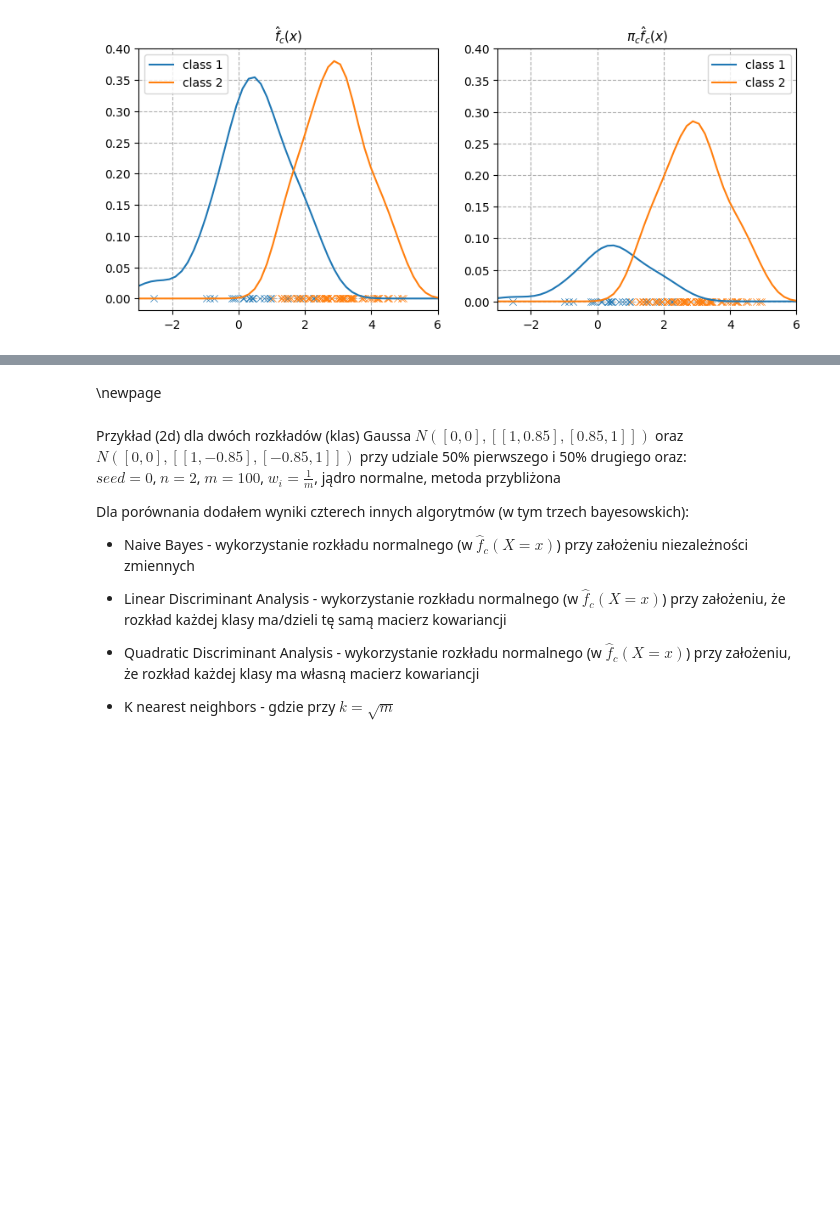
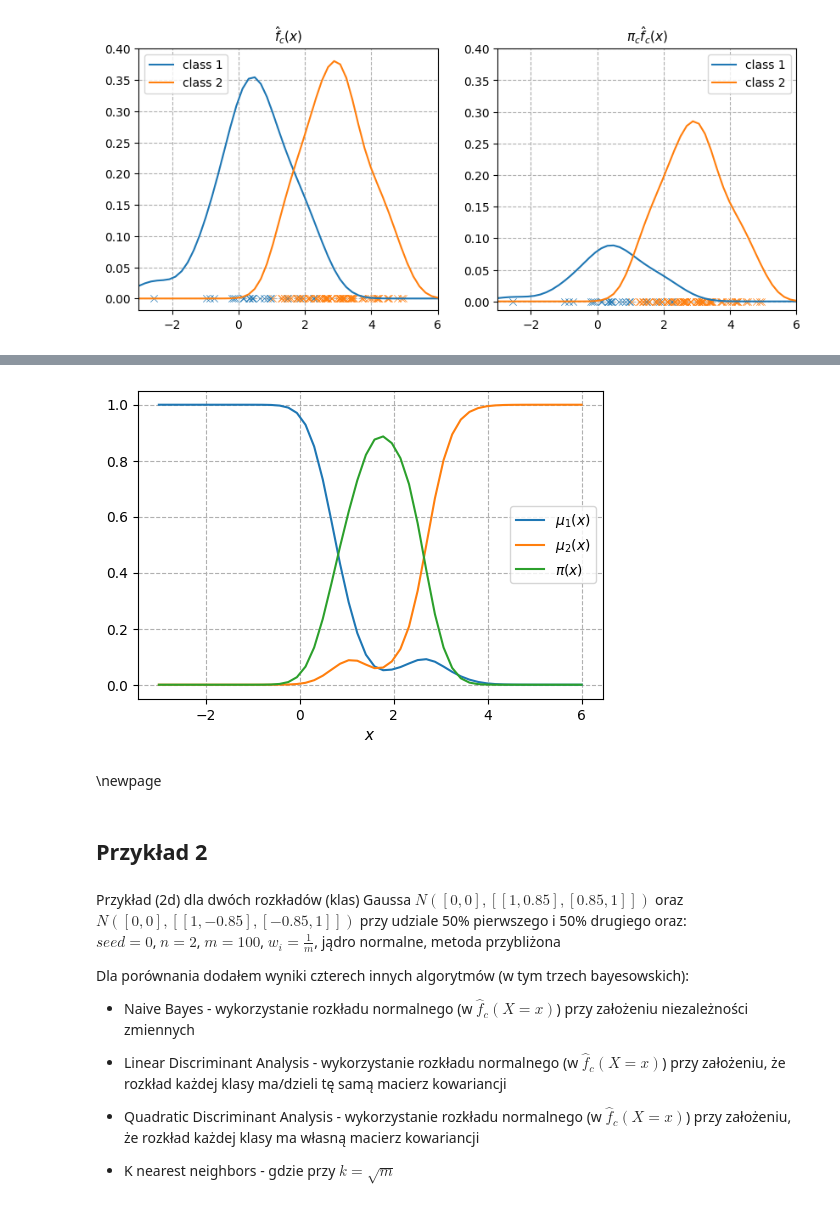
Before and after one commit to krystianfranus/kde-learn, a Jupyter notebook: notebooks/PhD_notes.ipynb, the cells around one changed output, grey strips where cells are left out. Drawn from its saved outputs; the diff is of its cells as text; code cells hidden in the pictures; blank space fills up the shorter version.

```diff
--- a/notebooks/PhD_notes.ipynb
+++ b/notebooks/PhD_notes.ipynb
@@ -557,5 +621,50 @@ Dokładność na zbiorze treningowym: 93.000%
+# %%
+# Bandwidth poniżej jest słabo określony
+
+classifier = KDEClassification().fit(x_train, labels_train)
+labels_pred = classifier.predict(x_train)
+mask_pred = labels_pred == labels_train
+correctly_classified = np.sum(mask_pred)
+
+if correctly_classified == 0:
+    pi = np.full(x_grid.shape[0], 1)
+elif correctly_classified == m_train:
+    pi = np.full(x_grid.shape[0], 0)
+else:
+    x_train_good = x_train[mask_pred]
+    x_train_bad = x_train[~mask_pred]
+
+    kde_good = KDE().fit(x_train_good)
+    kde_bad = KDE().fit(x_train_bad)
+
+    scores_on_x_train_bad = kde_bad.pdf(x_train_bad)
+    argmax_scores_on_x_train_bad = scores_on_x_train_bad.argmax()
+    tmp_bad = kde_bad.pdf(x_train_bad[argmax_scores_on_x_train_bad][:, None])
+    tmp_good = kde_good.pdf(x_train_bad[argmax_scores_on_x_train_bad][:, None])
+    c = tmp_bad / (tmp_bad + tmp_good)
+
+    scores_on_x = kde_bad.pdf(x_grid)
+    pi = c * scores_on_x / scores_on_x_train_bad[argmax_scores_on_x_train_bad]
+
+pi = np.sqrt(pi)
+u_intuitionistic = (1 - pi[:, None]) * u_fuzzy
+
+# Plot
+plt.figure(figsize=(6, 4), dpi=100)
+plt.plot(x_grid, u_intuitionistic)
+plt.plot(x_grid, pi)
+plt.xlabel("$x$", fontsize=11)
+legend = [f"$\mu_{label}(x)$" for label in np.unique(labels_train)]
+legend.append("$\pi(x)$")
+plt.legend(legend, fontsize=10)
+plt.grid(linestyle="--")
+plt.show()
+# %% [output]
+[figure, added]
 # %% [markdown]
 \newpage
+# %% [markdown]
+## Przykład 2
 # %% [markdown]
 Przykład (2d) dla dwóch rozkładów (klas) Gaussa $N([0,0], [[1,0.85],[0.85,1]])$ oraz $N([0,0], [[1,-0.85],[-0.85,1]])$ przy udziale 50% pierwszego i 50% drugiego oraz: \
 $seed=0$, $n=2$, $m=100$, $w_i=\frac{1}{m}$, jądro normalne, metoda przybliżona
```
Also changed, not shown: parts of 27 cells of this notebook, 13 other files.
